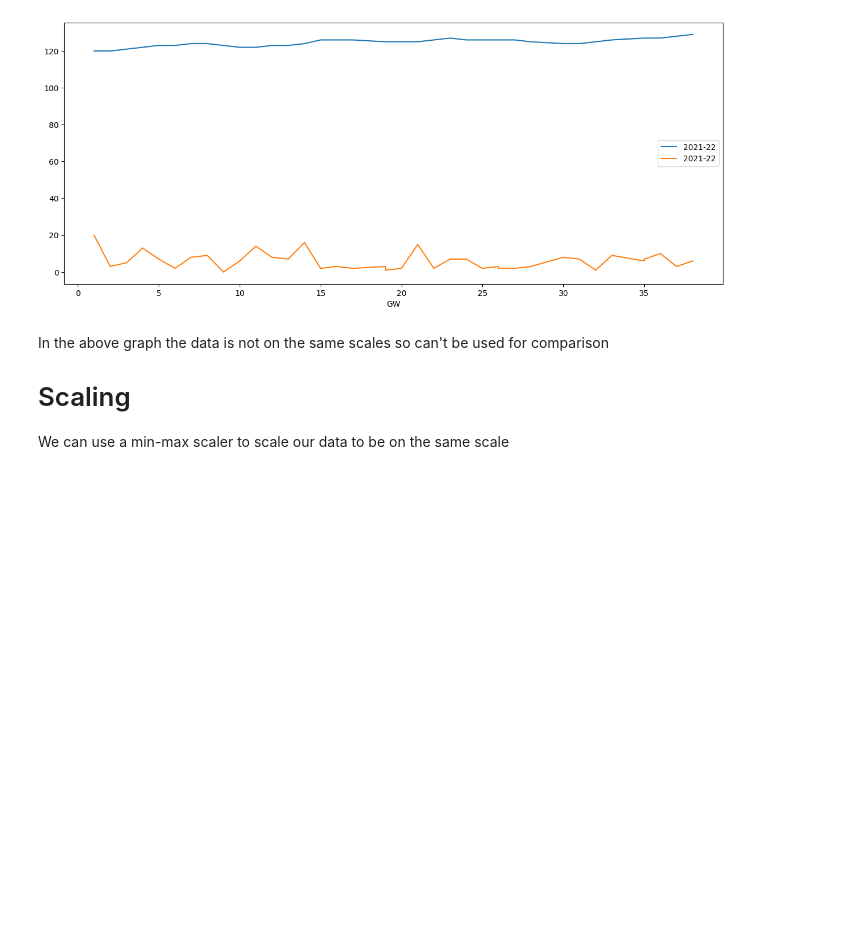
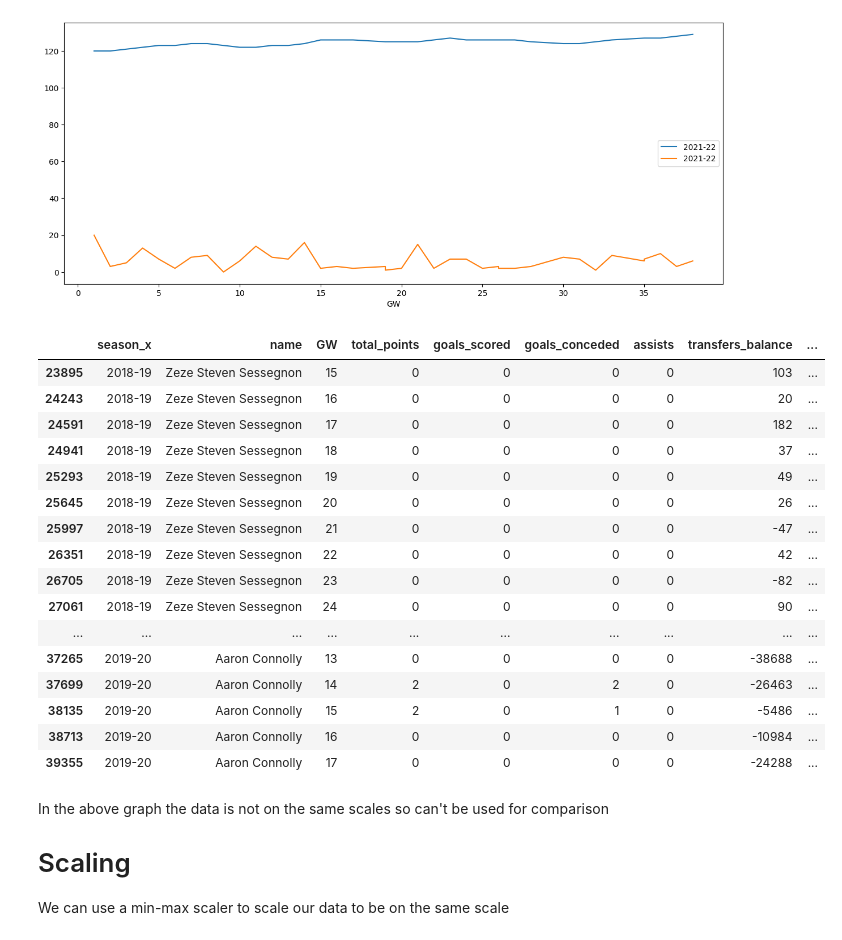
Before and after one commit to eoghano4321/FPL-DataAnalysis, a Jupyter notebook: data-analytics-eoghan.ipynb, the cells around one changed output. Saved outputs shown, nothing was run; the diff lists cells and outputs as text; code cells hidden in the pictures; blank space fills up the shorter version.

```diff
--- a/data-analytics-eoghan.ipynb
+++ b/data-analytics-eoghan.ipynb
@@ -245,6 +245,39 @@ plt.legend()
 plt.show()
 # %% [output]
 [figure]
+# %%
+tmp_df = df[["season_x", "name", "GW", "total_points","goals_scored", "goals_conceded", "assists", "transfers_balance", "minutes", "clean_sheets", "bonus", "value" ]]
+
+# increaseDF = pd.DataFrame(columns=["name", "gameweek" "difference"])
+tmp_df = tmp_df.sort_values(by=['season_x', 'name', 'GW'])
+tmp_df['change'] = tmp_df.value.diff()
+
+
+# When the player we are looking at changes, we do not care about the price change between these players
+# So we set the value to nan so we wont have to take them into account later.
+
+tmp_df['prev_name'] = tmp_df['name'].shift(1)
+tmp_df.loc[tmp_df['name'] != tmp_df['prev_name'], 'change'] = np.nan
+tmp_df.drop(columns=['prev_name'], inplace=True)
+tmp_df.iloc[32150:32200]
+# %% [output]
+|  | season_x | name | GW | total_points | goals_scored | goals_conceded | assists | transfers_balance | ... |
+| 23895 | 2018-19 | Zeze Steven Sessegnon | 15 | 0 | 0 | 0 | 0 | 103 | ... |
+| 24243 | 2018-19 | Zeze Steven Sessegnon | 16 | 0 | 0 | 0 | 0 | 20 | ... |
+| 24591 | 2018-19 | Zeze Steven Sessegnon | 17 | 0 | 0 | 0 | 0 | 182 | ... |
+| 24941 | 2018-19 | Zeze Steven Sessegnon | 18 | 0 | 0 | 0 | 0 | 37 | ... |
+| 25293 | 2018-19 | Zeze Steven Sessegnon | 19 | 0 | 0 | 0 | 0 | 49 | ... |
+| 25645 | 2018-19 | Zeze Steven Sessegnon | 20 | 0 | 0 | 0 | 0 | 26 | ... |
+| 25997 | 2018-19 | Zeze Steven Sessegnon | 21 | 0 | 0 | 0 | 0 | -47 | ... |
+| 26351 | 2018-19 | Zeze Steven Sessegnon | 22 | 0 | 0 | 0 | 0 | 42 | ... |
+| 26705 | 2018-19 | Zeze Steven Sessegnon | 23 | 0 | 0 | 0 | 0 | -82 | ... |
+| 27061 | 2018-19 | Zeze Steven Sessegnon | 24 | 0 | 0 | 0 | 0 | 90 | ... |
+| ... | ... | ... | ... | ... | ... | ... | ... | ... | ... |
+| 37265 | 2019-20 | Aaron Connolly | 13 | 0 | 0 | 0 | 0 | -38688 | ... |
+| 37699 | 2019-20 | Aaron Connolly | 14 | 2 | 0 | 2 | 0 | -26463 | ... |
+| 38135 | 2019-20 | Aaron Connolly | 15 | 2 | 0 | 1 | 0 | -5486 | ... |
+| 38713 | 2019-20 | Aaron Connolly | 16 | 0 | 0 | 0 | 0 | -10984 | ... |
+| 39355 | 2019-20 | Aaron Connolly | 17 | 0 | 0 | 0 | 0 | -24288 | ... |
 # %% [markdown]
 In the above graph the data is not on the same scales so can't be used for comparison
 
```
Also changed, not shown: parts of 8 cells of this notebook.
